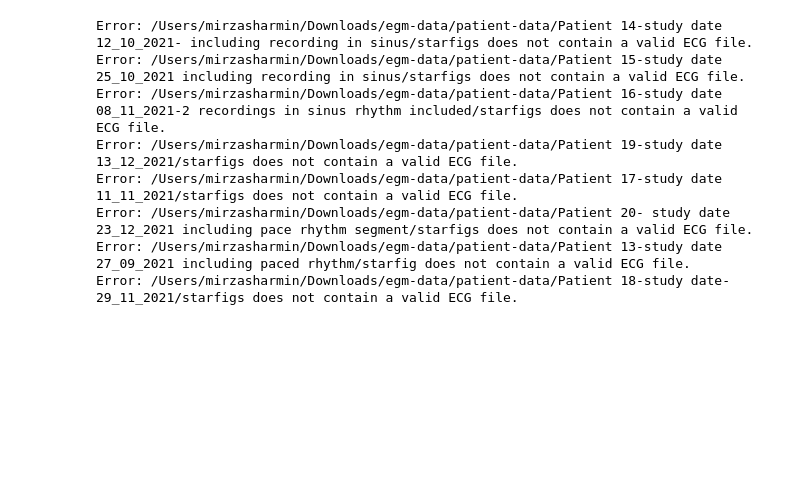
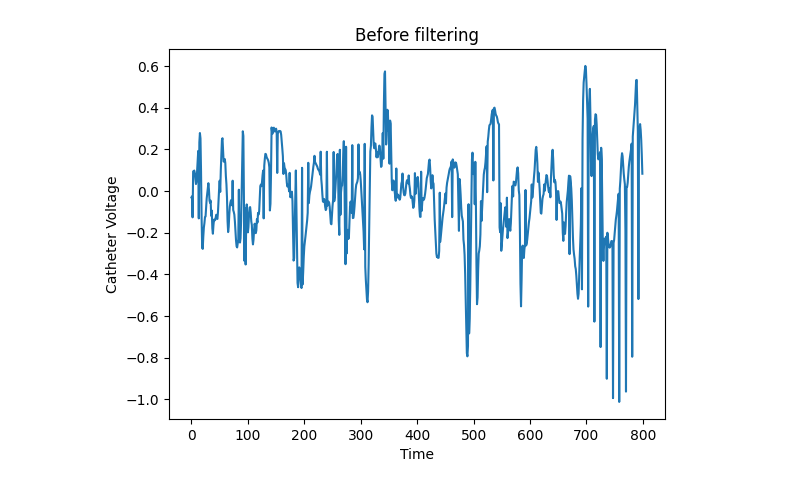
Before and after one commit to mirzasharmin1/EGM-arrythmia-detection, a Jupyter notebook: notebook.ipynb, the cells around one changed output. Drawn from its saved outputs; the diff is of its cells as text; code cells hidden in the pictures; blank space fills up the shorter version.

Commit message:
Data read function changed

```diff
--- a/notebook.ipynb
+++ b/notebook.ipynb
@@ -3,17 +8,12 @@ DATA_BASE_PATH = "/Users/mirzasharmin/Downloads/egm-data"
 # %%
-from src.read_data import read_sinus_data
+from src.read_data import read_all_data
 
-sinus_dfs = read_sinus_data(DATA_BASE_PATH)
+patient_dfs, sinus_dfs = read_all_data(DATA_BASE_PATH)
-# %%
-from src.read_data import read_patient_data
-
-patient_dfs = read_patient_data(DATA_BASE_PATH)
-# %% [output]
-Error: /Users/mirzasharmin/Downloads/egm-data/patient-data/Patient 14-study date 12_10_2021- including recording in sinus/starfigs does not contain a valid ECG file.
-Error: /Users/mirzasharmin/Downloads/egm-data/patient-data/Patient 15-study date 25_10_2021 including recording in sinus/starfigs does not contain a valid ECG file.
-Error: /Users/mirzasharmin/Downloads/egm-data/patient-data/Patient 16-study date 08_11_2021-2 recordings in sinus rhythm included/starfigs does not contain a valid ECG file.
-Error: /Users/mirzasharmin/Downloads/egm-data/patient-data/Patient 19-study date 13_12_2021/starfigs does not contain a valid ECG file.
-Error: /Users/mirzasharmin/Downloads/egm-data/patient-data/Patient 17-study date 11_11_2021/starfigs does not contain a valid ECG file.
-Error: /Users/mirzasharmin/Downloads/egm-data/patient-data/Patient 20- study date 23_12_2021 including pace rhythm segment/starfigs does not contain a valid ECG file.
-Error: /Users/mirzasharmin/Downloads/egm-data/patient-data/Patient 13-study date 27_09_2021 including paced rhythm/starfig does not contain a valid ECG file.
-Error: /Users/mirzasharmin/Downloads/egm-data/patient-data/Patient 18-study date-29_11_2021/starfigs does not contain a valid ECG file.
+# %%
+first_patient_key = list(patient_dfs.keys())[0]
+first_sinus_keys = list(sinus_dfs.keys())[0]
+# %%
+from src.preprocess_data import downsample_data
+
+downsampled_patient_dfs = downsample_data(patient_dfs, 400)
+downsampled_sinus_dfs = downsample_data(sinus_dfs, 400)
@@ -19,0 +25,10 @@ Error: /Users/mirzasharmin/Downloads/egm-data/patient-data/Patient 18-study date
+# %%
+import matplotlib.pyplot as plt
+
+plt.plot(downsampled_patient_dfs[first_patient_key]['c1'][:800])
+plt.title('Before filtering')
+plt.xlabel('Time')
+plt.ylabel('Catheter Voltage')
+plt.show()
+# %% [output]
+[figure, added]
```
Also changed, not shown: parts of 10 cells of this notebook, 7 other files.
